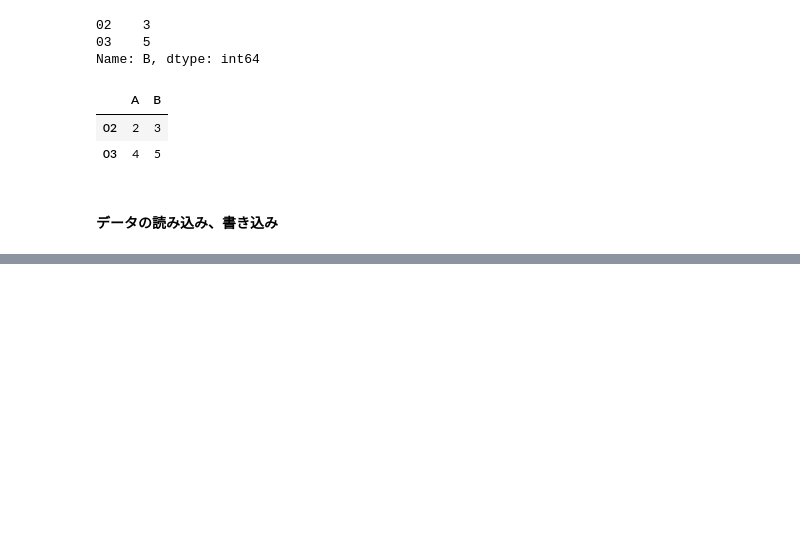
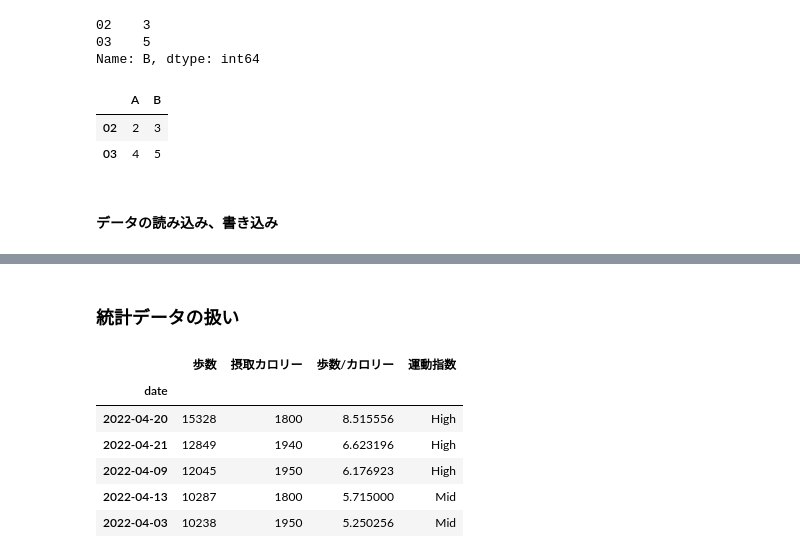
Before and after one commit to Apoaporon/python_study, a Jupyter notebook: python_study_pandas.ipynb, the cells around one changed output, grey strips where cells are left out. Cells and saved outputs as stored; diff of their text form; code cells hidden in the pictures; blank space fills up the shorter version.

```diff
--- a/python_study_pandas.ipynb
+++ b/python_study_pandas.ipynb
@@ -213,0 +596,13 @@ ImportError: Missing optional dependency 'lxml'.  Use pip or conda to install lx
+# %% [markdown]
+### 統計データの扱い
+# %%
+df = pd.read_pickle("./data/df_202204health.pickle")
+df.head()
+# %% [output]
+|  | 歩数 | 摂取カロリー | 歩数/カロリー | 運動指数 |
+| date |  |  |  |  |
+| 2022-04-20 | 15328 | 1800 | 8.515556 | High |
+| 2022-04-21 | 12849 | 1940 | 6.623196 | High |
+| 2022-04-09 | 12045 | 1950 | 6.176923 | High |
+| 2022-04-13 | 10287 | 1800 | 5.715000 | Mid |
+| 2022-04-03 | 10238 | 1950 | 5.250256 | Mid |
```
Also changed, not shown: parts of 27 cells of this notebook, 1 other file.
